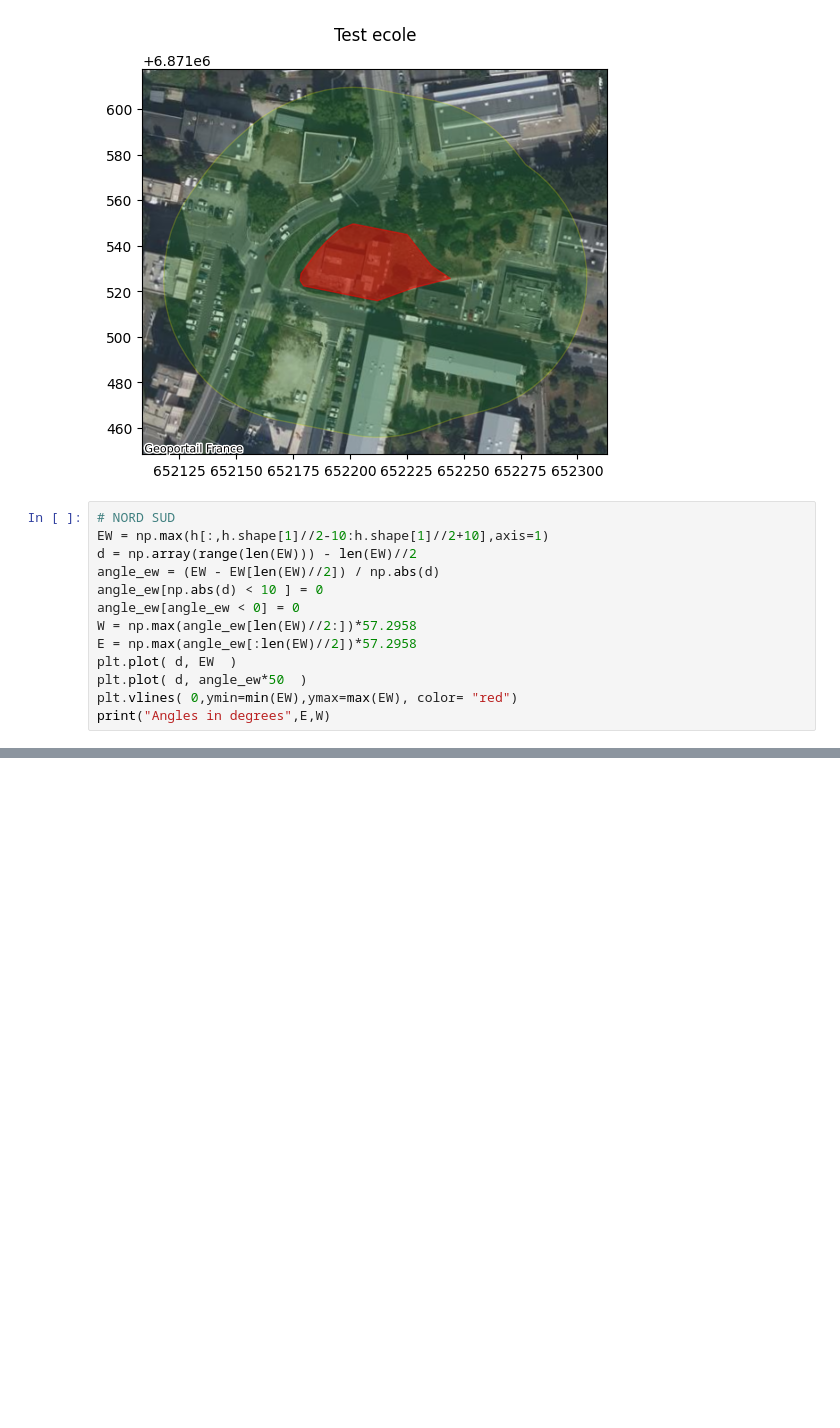
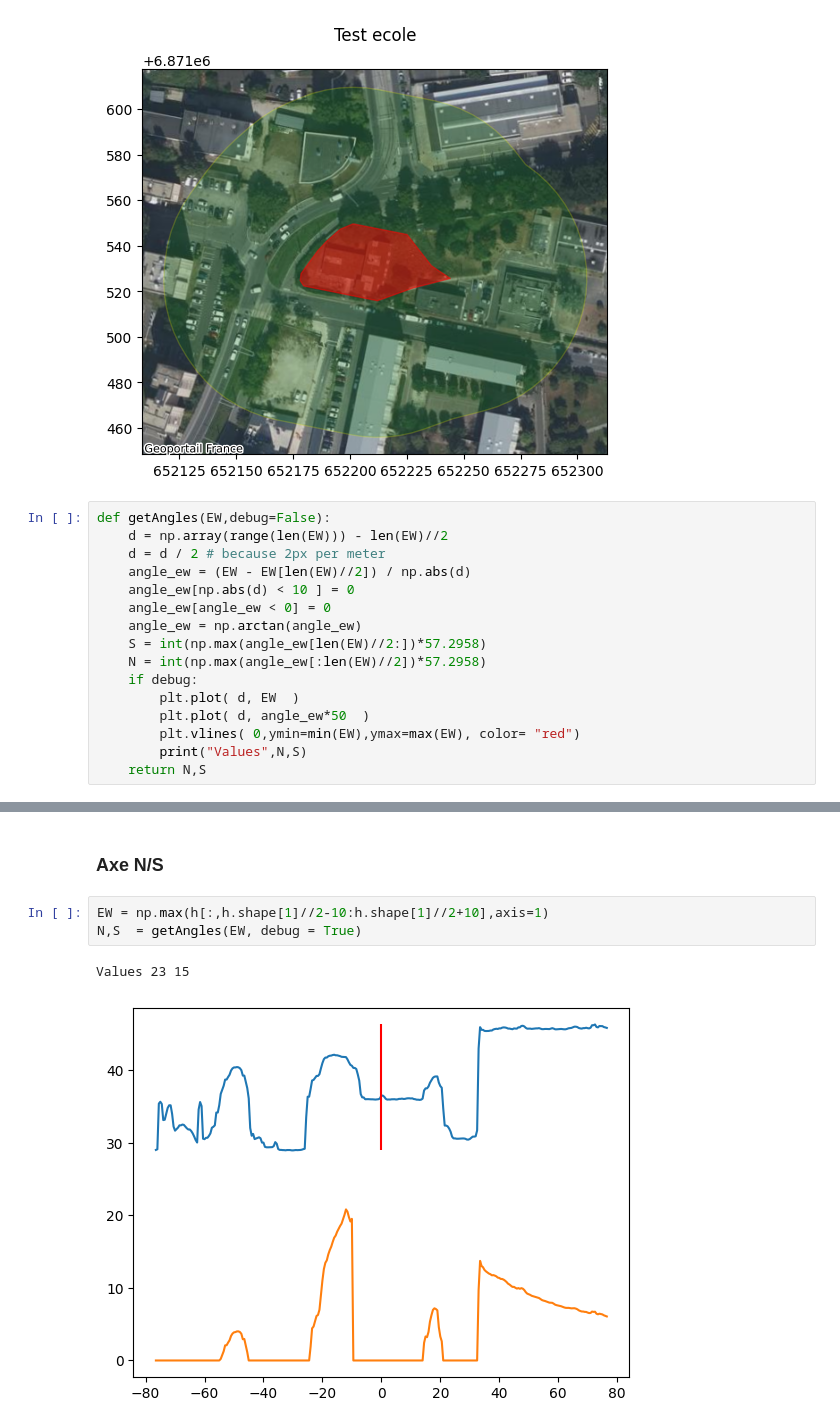
Before and after one commit to jbuiquan/13_potentiel_solaire, a Jupyter notebook: algorithme/notebooks/explore_userhorizon_for_pvgis.ipynb, the cells around one changed output, grey strips where cells are left out. Drawn from its saved outputs; the diff is of its cells as text; blank space fills up the shorter version.

```diff
--- a/algorithme/notebooks/explore_userhorizon_for_pvgis.ipynb
+++ b/algorithme/notebooks/explore_userhorizon_for_pvgis.ipynb
@@ -68,15 +49,18 @@ fig.show()
 # %% [output]
 [figure]
 # %%
-# NORD SUD
-EW = np.max(h[:,h.shape[1]//2-10:h.shape[1]//2+10],axis=1)
-d = np.array(range(len(EW))) - len(EW)//2
-angle_ew = (EW - EW[len(EW)//2]) / np.abs(d)
-angle_ew[np.abs(d) < 10 ] = 0
-angle_ew[angle_ew < 0] = 0
-W = np.max(angle_ew[len(EW)//2:])*57.2958
-E = np.max(angle_ew[:len(EW)//2])*57.2958
-plt.plot( d, EW  )
-plt.plot( d, angle_ew*50  )
-plt.vlines( 0,ymin=min(EW),ymax=max(EW), color= "red")
-print("Angles in degrees",E,W)
+def getAngles(EW,debug=False):
+    d = np.array(range(len(EW))) - len(EW)//2
+    d = d / 2 # because 2px per meter
+    angle_ew = (EW - EW[len(EW)//2]) / np.abs(d)
+    angle_ew[np.abs(d) < 10 ] = 0
+    angle_ew[angle_ew < 0] = 0
+    angle_ew = np.arctan(angle_ew)
+    S = int(np.max(angle_ew[len(EW)//2:])*57.2958)
+    N = int(np.max(angle_ew[:len(EW)//2])*57.2958)
+    if debug:
+        plt.plot( d, EW  )
+        plt.plot( d, angle_ew*50  )
+        plt.vlines( 0,ymin=min(EW),ymax=max(EW), color= "red")
+        print("Values",N,S)
+    return N,S
@@ -146,0 +77,8 @@ Angles in degrees 2.2931154974656947 6.791505406951904
+# %% [markdown]
+### Axe N/S
+# %%
+EW = np.max(h[:,h.shape[1]//2-10:h.shape[1]//2+10],axis=1)
+N,S  = getAngles(EW, debug = True)
+# %% [output]
+Values 23 15
+[figure, added]
```
Also changed, not shown: parts of 26 cells of this notebook.
